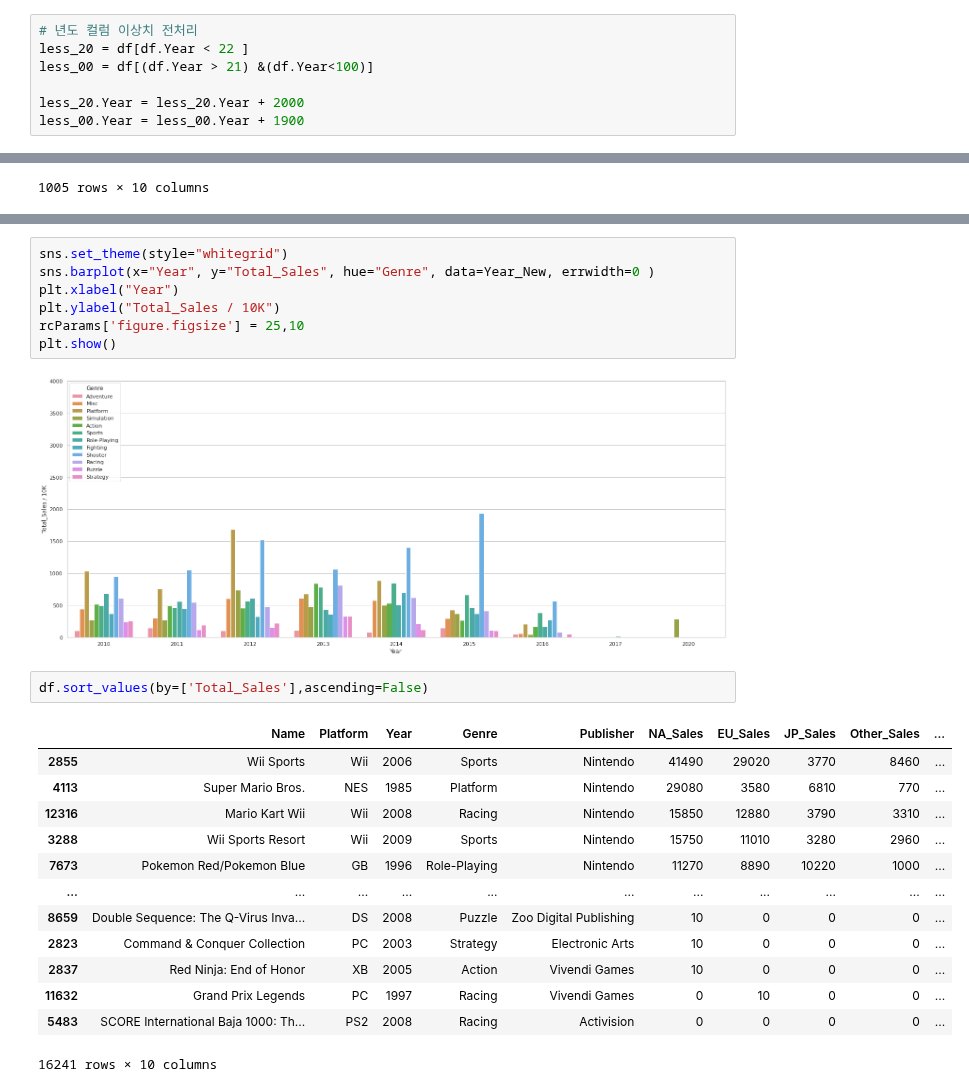
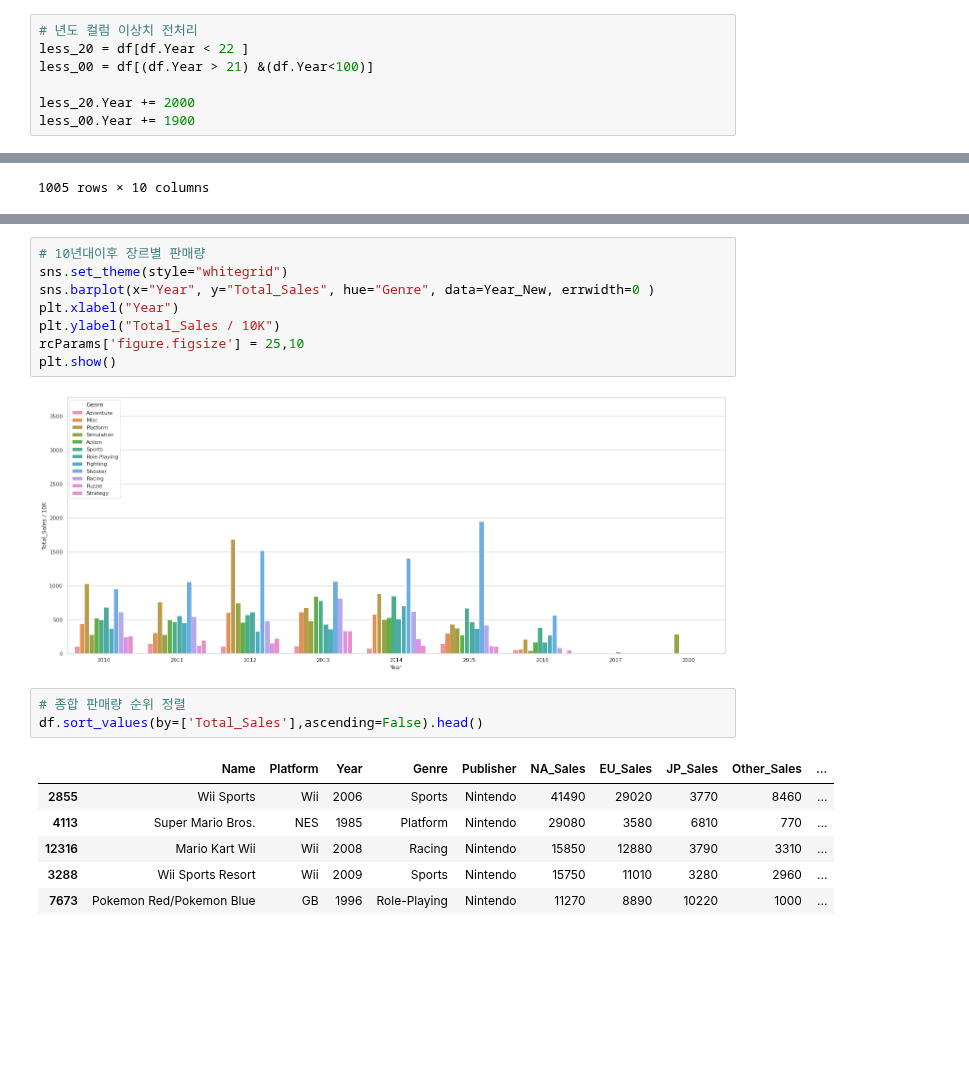
Before and after one commit to BKT-Com/Section1_porject, a Jupyter notebook: s1_project.ipynb, the cells around one changed output, grey strips where cells are left out. Cells and saved outputs as stored; diff of their text form; blank space fills up the shorter version.

```diff
--- a/s1_project.ipynb
+++ b/s1_project.ipynb
@@ -109,8 +117,8 @@ df
 less_20 = df[df.Year < 22 ]
 less_00 = df[(df.Year > 21) &(df.Year<100)]
 
-less_20.Year = less_20.Year + 2000
-less_00.Year = less_00.Year + 1900
+less_20.Year += 2000
+less_00.Year += 1900
 # %% [output]
 A value is trying to be set on a copy of a slice from a DataFrame.
 Try using .loc[row_indexer,col_indexer] = value instead
@@ -348,6 +351,7 @@ plt.show()
 # %% [output]
 [figure]
 # %%
+# 10년대이후 장르별 판매량
 sns.set_theme(style="whitegrid")
 sns.barplot(x="Year", y="Total_Sales", hue="Genre", data=Year_New, errwidth=0 )
 plt.xlabel("Year")
@@ -355,20 +359,14 @@ plt.ylabel("Total_Sales / 10K")
 rcParams['figure.figsize'] = 25,10
 plt.show()
 # %% [output]
-[figure, old version]
+[figure, new version]
 # %%
-df.sort_values(by=['Total_Sales'],ascending=False)
+# 종합 판매량 순위 정렬
+df.sort_values(by=['Total_Sales'],ascending=False).head()
 # %% [output]
 |  | Name | Platform | Year | Genre | Publisher | NA_Sales | EU_Sales | JP_Sales | Other_Sales | ... |
 | 2855 | Wii Sports | Wii | 2006 | Sports | Nintendo | 41490 | 29020 | 3770 | 8460 | ... |
 | 4113 | Super Mario Bros. | NES | 1985 | Platform | Nintendo | 29080 | 3580 | 6810 | 770 | ... |
 | 12316 | Mario Kart Wii | Wii | 2008 | Racing | Nintendo | 15850 | 12880 | 3790 | 3310 | ... |
 | 3288 | Wii Sports Resort | Wii | 2009 | Sports | Nintendo | 15750 | 11010 | 3280 | 2960 | ... |
 | 7673 | Pokemon Red/Pokemon Blue | GB | 1996 | Role-Playing | Nintendo | 11270 | 8890 | 10220 | 1000 | ... |
-| ... | ... | ... | ... | ... | ... | ... | ... | ... | ... | ... |
-| 8659 | Double Sequence: The Q-Virus Inva... | DS | 2008 | Puzzle | Zoo Digital Publishing | 10 | 0 | 0 | 0 | ... |
-| 2823 | Command & Conquer Collection | PC | 2003 | Strategy | Electronic Arts | 10 | 0 | 0 | 0 | ... |
-| 2837 | Red Ninja: End of Honor | XB | 2005 | Action | Vivendi Games | 10 | 0 | 0 | 0 | ... |
-| 11632 | Grand Prix Legends | PC | 1997 | Racing | Vivendi Games | 0 | 10 | 0 | 0 | ... |
-| 5483 | SCORE International Baja 1000: Th... | PS2 | 2008 | Racing | Activision | 0 | 0 | 0 | 0 | ... |
-16241 rows × 10 columns
```
Also changed, not shown: parts of 19 cells of this notebook.
